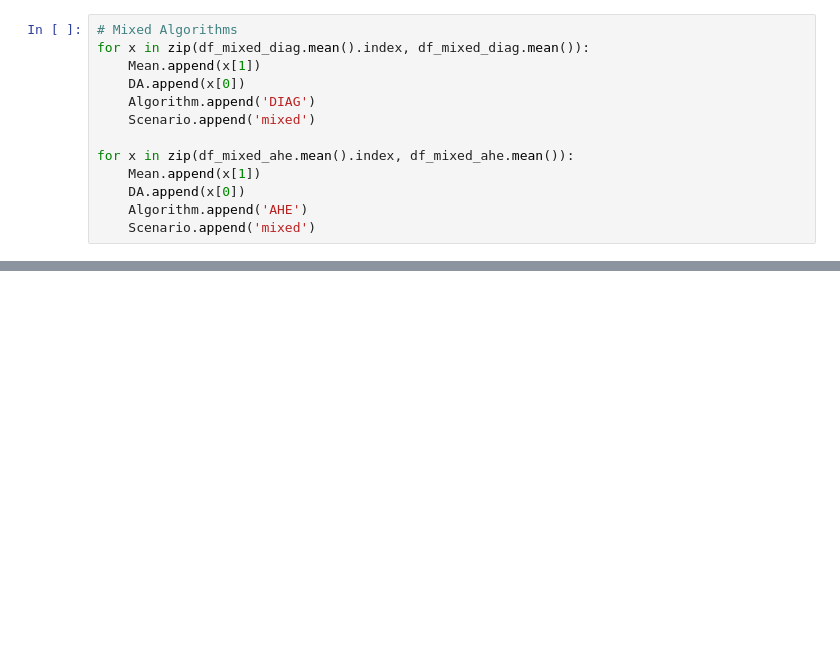
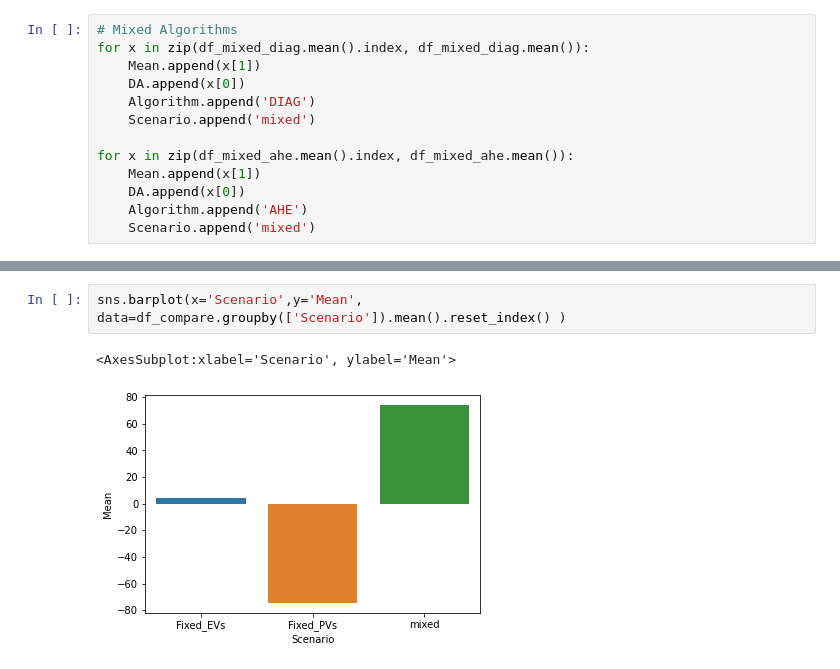
Before and after one commit to alirezakfz/PyomoModels, a Jupyter notebook: 08_SEST2022_DA_EQ/Results/Plots/Objective_Functions_Visualization.ipynb, the cells around one changed output, grey strips where cells are left out. Saved outputs shown, nothing was run; the diff lists cells and outputs as text; blank space fills up the shorter version.

```diff
--- a/08_SEST2022_DA_EQ/Results/Plots/Objective_Functions_Visualization.ipynb
+++ b/08_SEST2022_DA_EQ/Results/Plots/Objective_Functions_Visualization.ipynb
@@ -163,0 +177,5 @@ for x in zip(df_fixed_evs_ahe.mean().index, df_fixed_evs_ahe.mean()):
+# %%
+sns.barplot(x='Scenario',y='Mean',  data=df_compare.groupby(['Scenario']).mean().reset_index() )
+# %% [output]
+<AxesSubplot:xlabel='Scenario', ylabel='Mean'>
+[figure, added]
```
Also changed, not shown: parts of 11 cells of this notebook, 24 other files.
